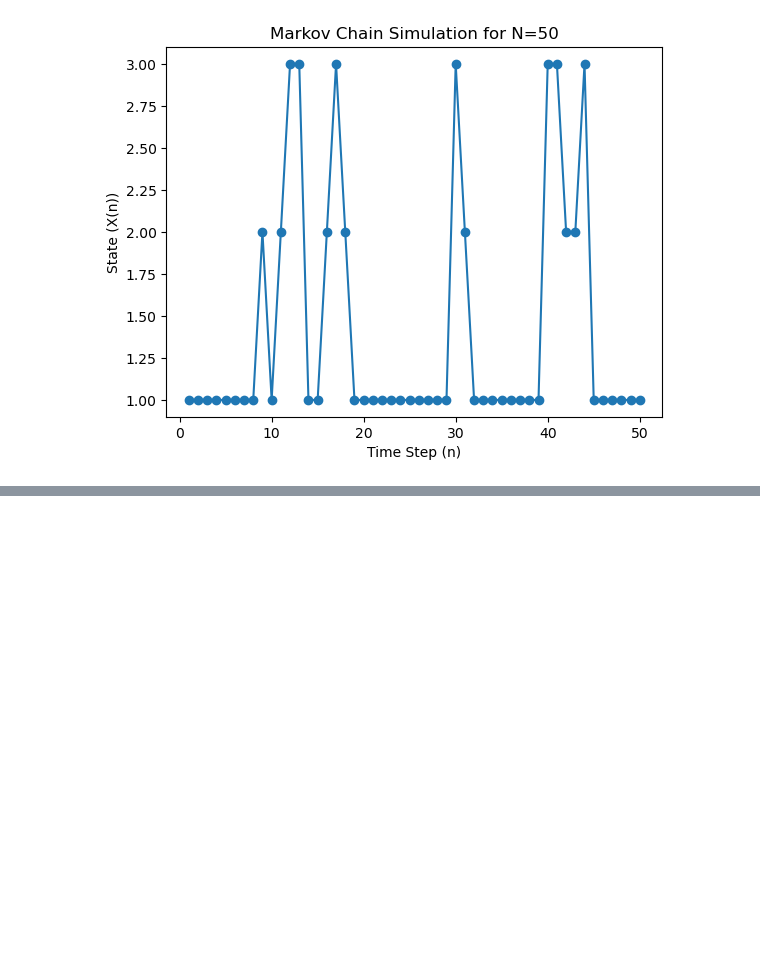
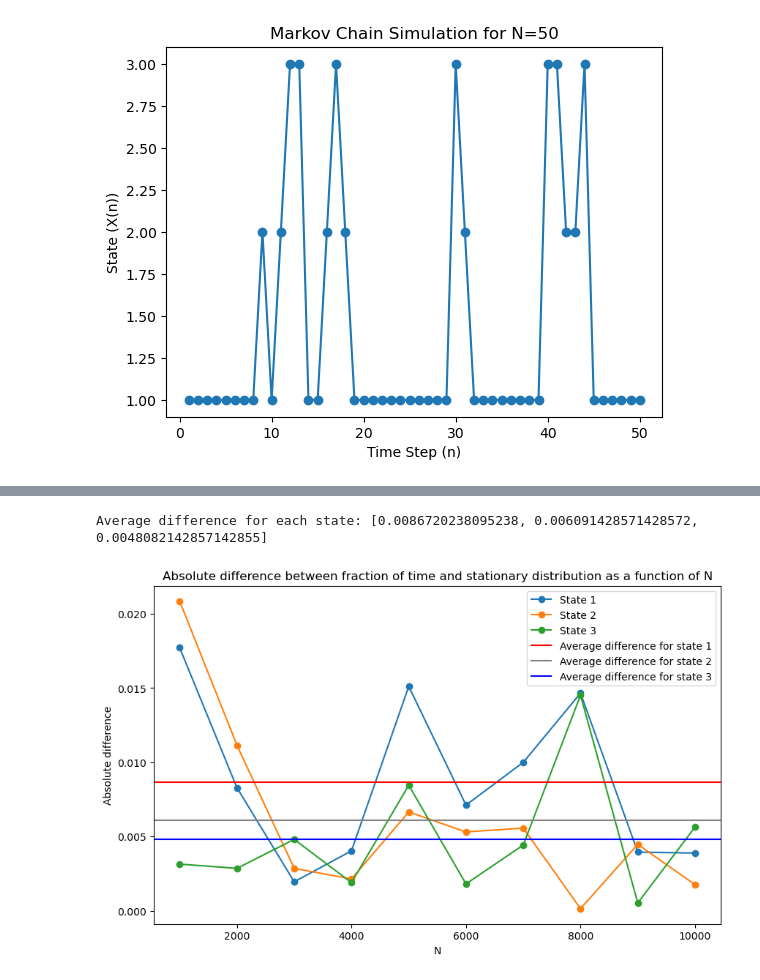
Before and after one commit to kclaudeeager/ASP_Markov_Chain_Simulation, a Jupyter notebook: Transtion.ipynb, the cells around one changed output, grey strips where cells are left out. Drawn from its saved outputs; the diff is of its cells as text; code cells hidden in the pictures; blank space fills up the shorter version.

Commit message:
Checking stationary distribution

```diff
--- a/Transtion.ipynb
+++ b/Transtion.ipynb
@@ -69,0 +70,31 @@ plt.show()
+# %%
+# Stationary distribution
+stationary_distribution = np.array([2.5/3.5, 0.5/3.5, .5/3.5])
+
+# Initialize a list to store the differences
+differences = [[], [], []]
+
+# Calculate the absolute differences and store them
+for i in range(3):
+    differences[i] = np.abs(np.array(fractions[i]) - stationary_distribution[i])
+# Find average difference for each state
+avg_diff = [np.mean(differences[0]), np.mean(differences[1]), np.mean(differences[2])]
+print(f'Average difference for each state: {avg_diff}')
+
+# Plot the differences as a function of N for each state
+plt.figure(figsize=(10, 6))
+for i in range(1, 4):
+    plt.plot(N_values, differences[i-1], marker='o', label=f'State {i}')
+# Plot the average difference for each state ( Horizontal line)
+plt.axhline(y=avg_diff[0], color='r', linestyle='-', label=f'Average difference for state 1')
+plt.axhline(y=avg_diff[1], color='gray', linestyle='-', label=f'Average difference for state 2')
+plt.axhline(y=avg_diff[2], color='b', linestyle='-', label=f'Average difference for state 3')
+
+plt.title('Absolute difference between fraction of time and stationary distribution as a function of N')
+plt.xlabel('N')
+plt.ylabel('Absolute difference')
+plt.legend()
+plt.show()
+# %% [output]
+Average difference for each state: [0.0086720238095238, 0.006091428571428572, 0.0048082142857142855]
+[figure, added]
```
Also changed, not shown: parts of 1 cell of this notebook.
